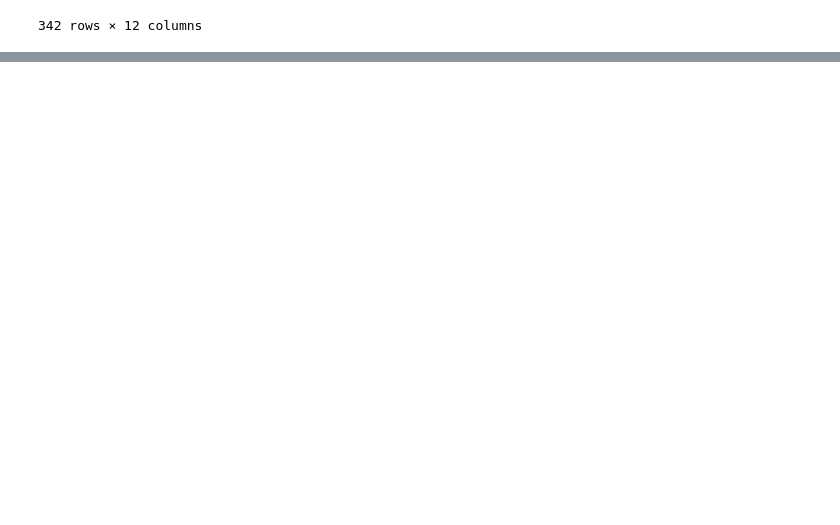
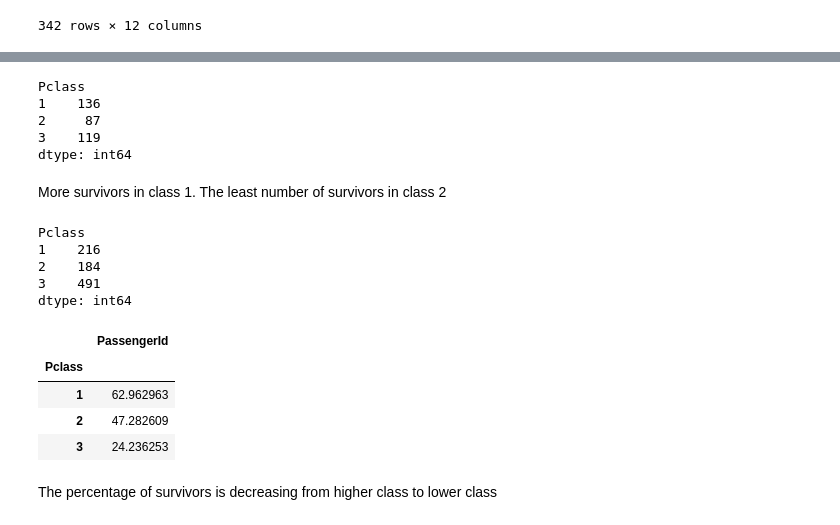
Before and after one commit to neerajms/titanic_data_analysis, a Jupyter notebook: analysis.ipynb, the cells around one changed output, grey strips where cells are left out. Drawn from its saved outputs; the diff is of its cells as text; code cells hidden in the pictures; blank space fills up the shorter version.

Commit message:
Calculated percentage of survivors in each class

```diff
--- a/analysis.ipynb
+++ b/analysis.ipynb
@@ -37,0 +31,33 @@ dtype: int64
+# %%
+# Number of survivors in each passenger class
+survivor_count_per_class = passenger_class_of_survived.groupby('Pclass').size()
+survivor_count_per_class
+# %% [output]
+Pclass
+1    136
+2     87
+3    119
+dtype: int64
+# %% [markdown]
+More survivors in class 1. The least number of survivors in class 2
+# %%
+# Total number of passengers in each class
+data_df.groupby(['Pclass']).size()
+# %% [output]
+Pclass
+1    216
+2    184
+3    491
+dtype: int64
+# %%
+# Percentage of survivors in each class
+percentage_survivors_classwise = data_df[['PassengerId']].apply(lambda x: 100 * data_df[data_df.Survived == 1].groupby(['Pclass']).size()/data_df.groupby(['Pclass']).size())
+percentage_survivors_classwise
+# %% [output]
+|  | PassengerId |
+| Pclass |  |
+| 1 | 62.962963 |
+| 2 | 47.282609 |
+| 3 | 24.236253 |
+# %% [markdown]
+The percentage of survivors is decreasing from higher class to lower class
```
Also changed, not shown: parts of 1 cell of this notebook.
